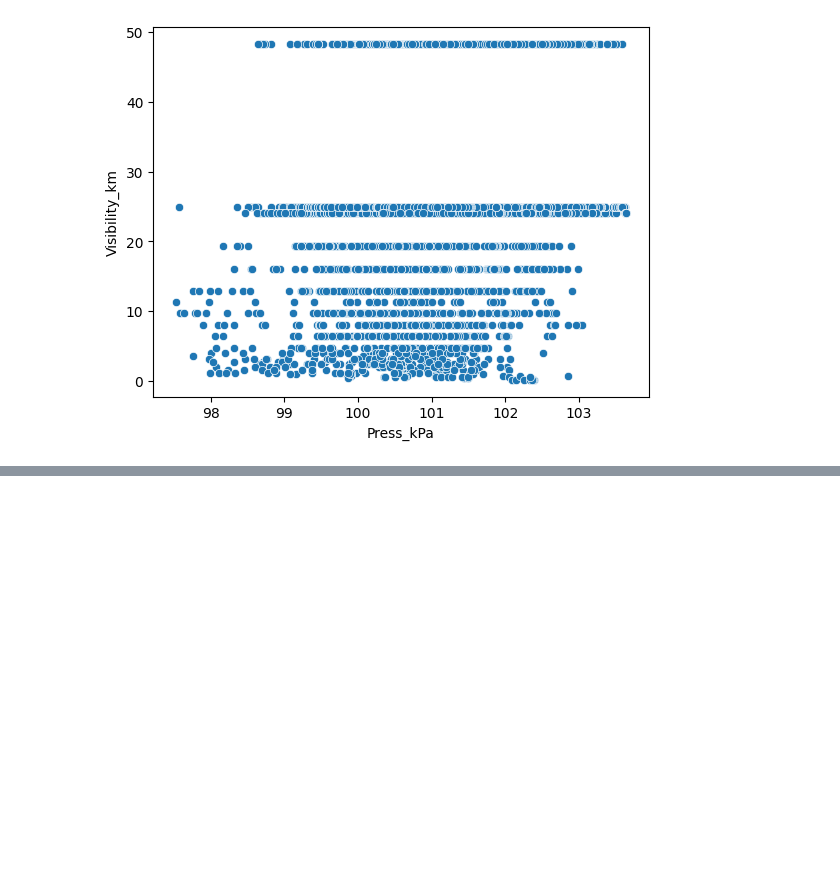
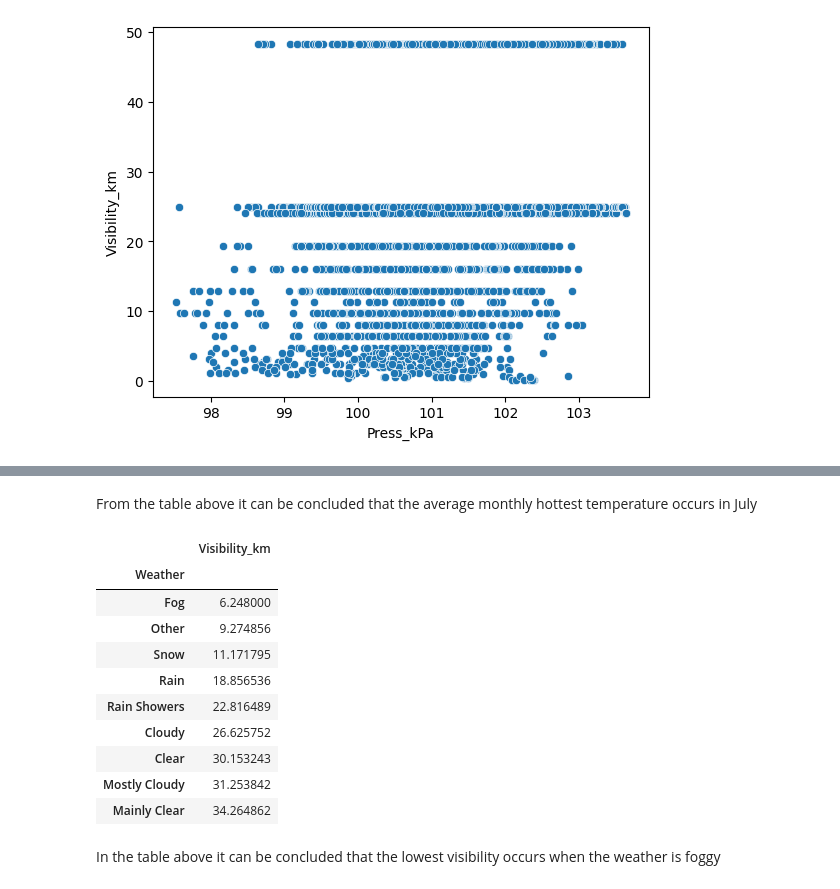
Before and after one commit to JayaWinata/Weather-EDA, a Jupyter notebook: weather_EDA.ipynb, the cells around one changed output, grey strips where cells are left out. Saved outputs shown, nothing was run; the diff lists cells and outputs as text; code cells hidden in the pictures; blank space fills up the shorter version.

```diff
--- a/weather_EDA.ipynb
+++ b/weather_EDA.ipynb
@@ -153,0 +188,19 @@ for i in numeric_df.columns:
+# %% [markdown]
+From the table above it can be concluded that the average monthly hottest temperature occurs in July
+# %%
+table1 = pd.pivot_table(df,index='Weather', values='Visibility_km').sort_values(by='Visibility_km',ascending=True)
+table1
+# %% [output]
+|  | Visibility_km |
+| Weather |  |
+| Fog | 6.248000 |
+| Other | 9.274856 |
+| Snow | 11.171795 |
+| Rain | 18.856536 |
+| Rain Showers | 22.816489 |
+| Cloudy | 26.625752 |
+| Clear | 30.153243 |
+| Mostly Cloudy | 31.253842 |
+| Mainly Clear | 34.264862 |
+# %% [markdown]
+In the table above it can be concluded that the lowest visibility occurs when the weather is foggy
```
Also changed, not shown: parts of 3 cells of this notebook.
